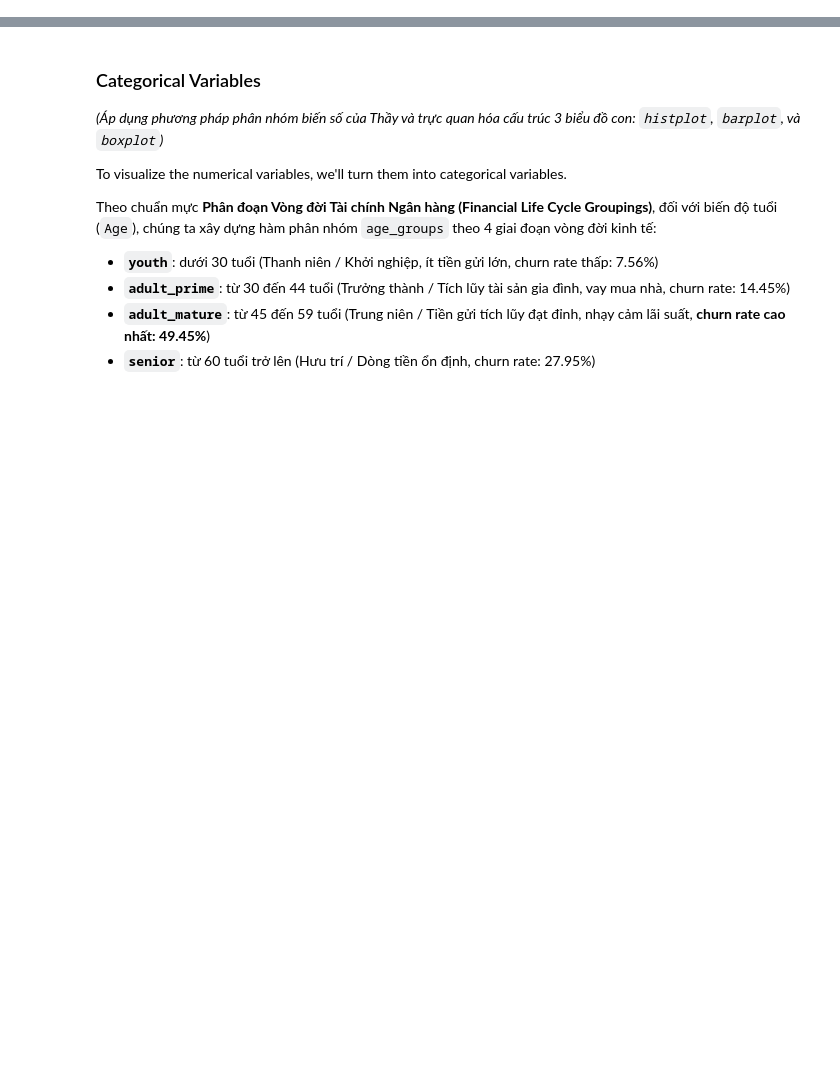
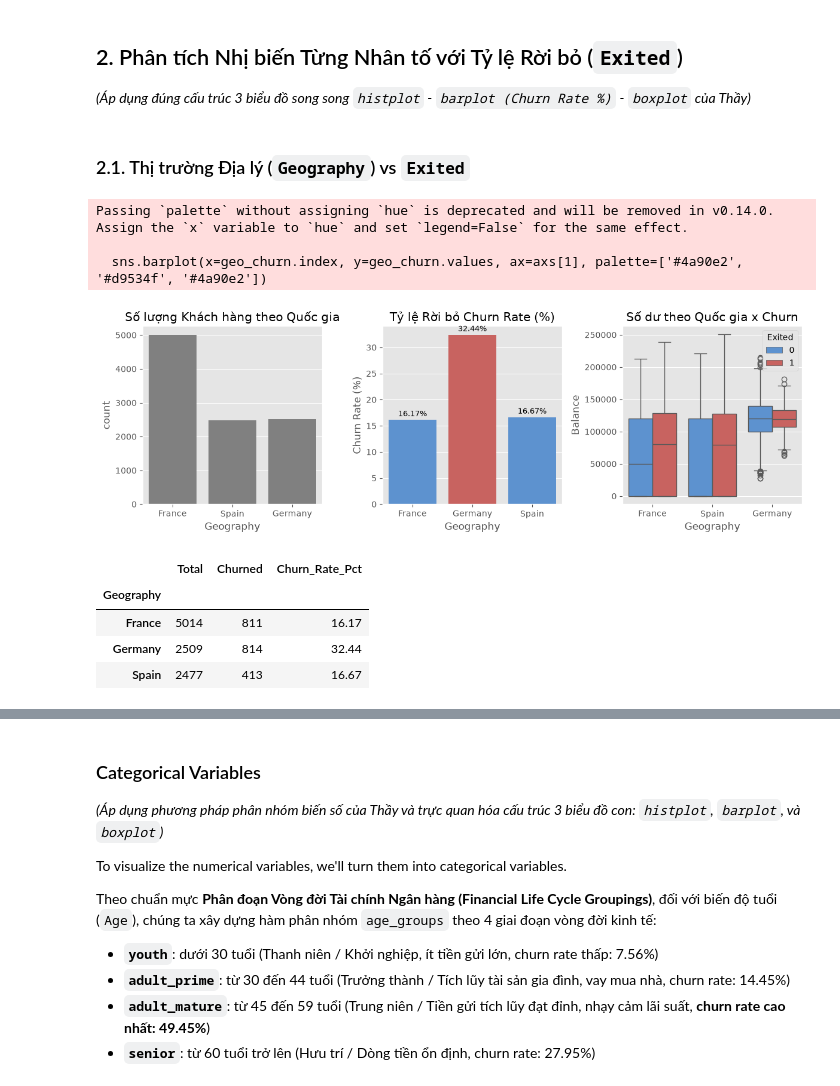
Before and after one commit to hoanghtbao/ml-bank-customer-churn, a Jupyter notebook: Project_Source_Code.ipynb, the cells around one changed output, grey strips where cells are left out. Cells and saved outputs as stored; diff of their text form; code cells hidden in the pictures; blank space fills up the shorter version.

```diff
--- a/Project_Source_Code.ipynb
+++ b/Project_Source_Code.ipynb
@@ -239,0 +915,41 @@ plt.show()
+# %% [markdown]
+## 2. Phân tích Nhị biến Từng Nhân tố với Tỷ lệ Rời bỏ (`Exited`)
+*(Áp dụng đúng cấu trúc 3 biểu đồ song song `histplot` - `barplot (Churn Rate %)` - `boxplot` của Thầy)*
+# %% [markdown]
+### 2.1. Thị trường Địa lý (`Geography`) vs `Exited`
+# %%
+fig, axs = plt.subplots(ncols=3, figsize=multifigs_size)
+
+# Cột 1: Phân phối số lượng
+sns.countplot(x='Geography', data=df, ax=axs[0], color='grey')
+axs[0].set_title("Số lượng Khách hàng theo Quốc gia")
+
+# Cột 2: Tỷ lệ Churn (%)
+geo_churn = df.groupby('Geography')['Exited'].mean() * 100
+sns.barplot(x=geo_churn.index, y=geo_churn.values, ax=axs[1], palette=['#4a90e2', '#d9534f', '#4a90e2'])
+axs[1].set_title("Tỷ lệ Rời bỏ Churn Rate (%)")
+axs[1].set_ylabel("Churn Rate (%)")
+for p in axs[1].patches:
+    axs[1].annotate(f"{p.get_height():.2f}%", (p.get_x() + p.get_width() / 2., p.get_height()),
+                    ha='center', va='bottom', fontsize=9, xytext=(0, 2), textcoords='offset points')
+
+# Cột 3: Phân tán Số dư theo Quốc gia và Churn
+sns.boxplot(x='Geography', y='Balance', hue='Exited', data=df, ax=axs[2], palette=['#4a90e2', '#d9534f'])
+axs[2].set_title("Số dư theo Quốc gia x Churn")
+axs[2].legend(title='Exited', loc='upper right')
+
+plt.tight_layout()
+plt.savefig(os.path.join(FIGURES_DIR, 'fig_04_bivariate_geography.png'), dpi=300, bbox_inches='tight')
+plt.show()
+
+display(df.groupby('Geography')['Exited'].agg(Total='count', Churned='sum', Churn_Rate_Pct=lambda x: round(x.mean()*100, 2)))
+# %% [output]
+Passing `palette` without assigning `hue` is deprecated and will be removed in v0.14.0. Assign the `x` variable to `hue` and set `legend=False` for the same effect.
+
+  sns.barplot(x=geo_churn.index, y=geo_churn.values, ax=axs[1], palette=['#4a90e2', '#d9534f', '#4a90e2'])
+[figure, added]
+|  | Total | Churned | Churn_Rate_Pct |
+| Geography |  |  |  |
+| France | 5014 | 811 | 16.17 |
+| Germany | 2509 | 814 | 32.44 |
+| Spain | 2477 | 413 | 16.67 |
```
Also changed, not shown: parts of 220 cells of this notebook, 1 other file.
